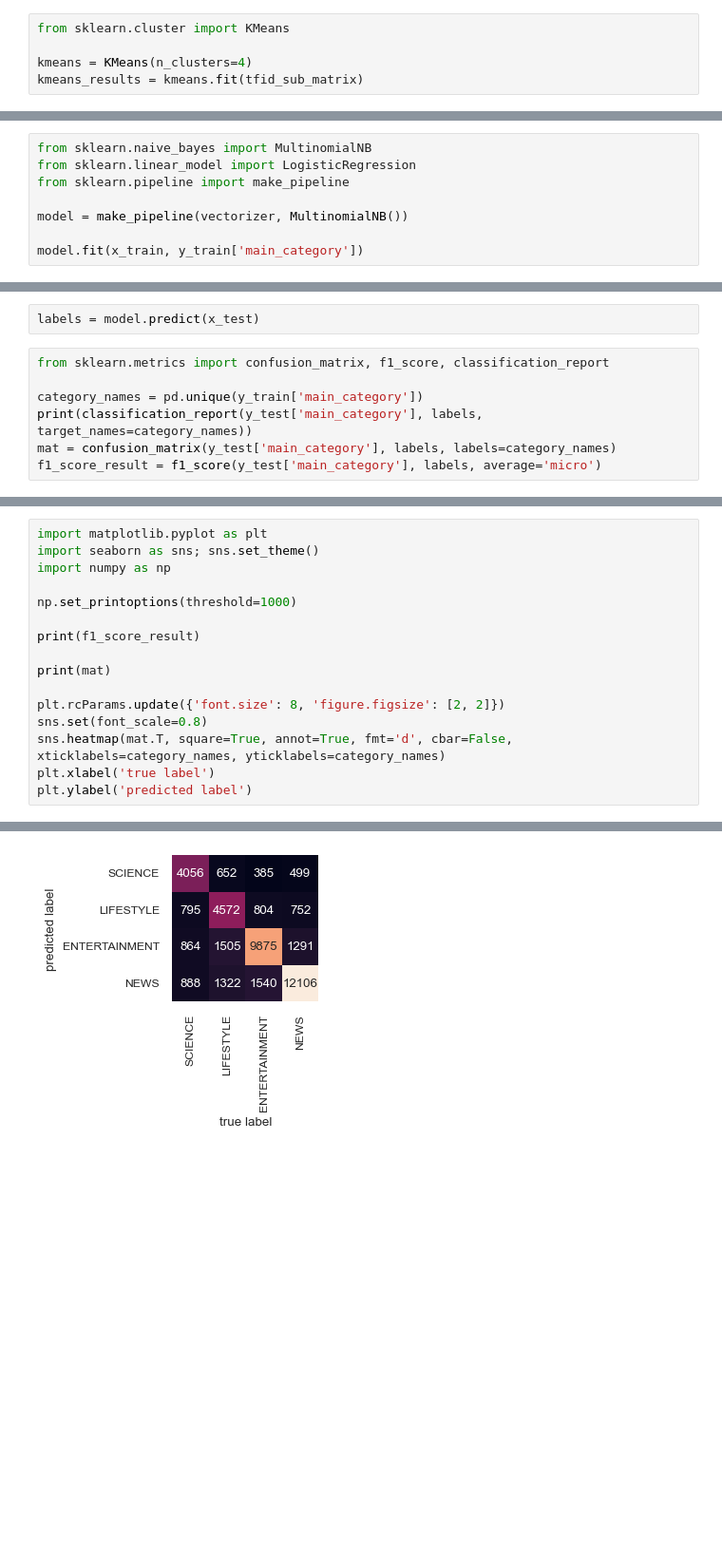
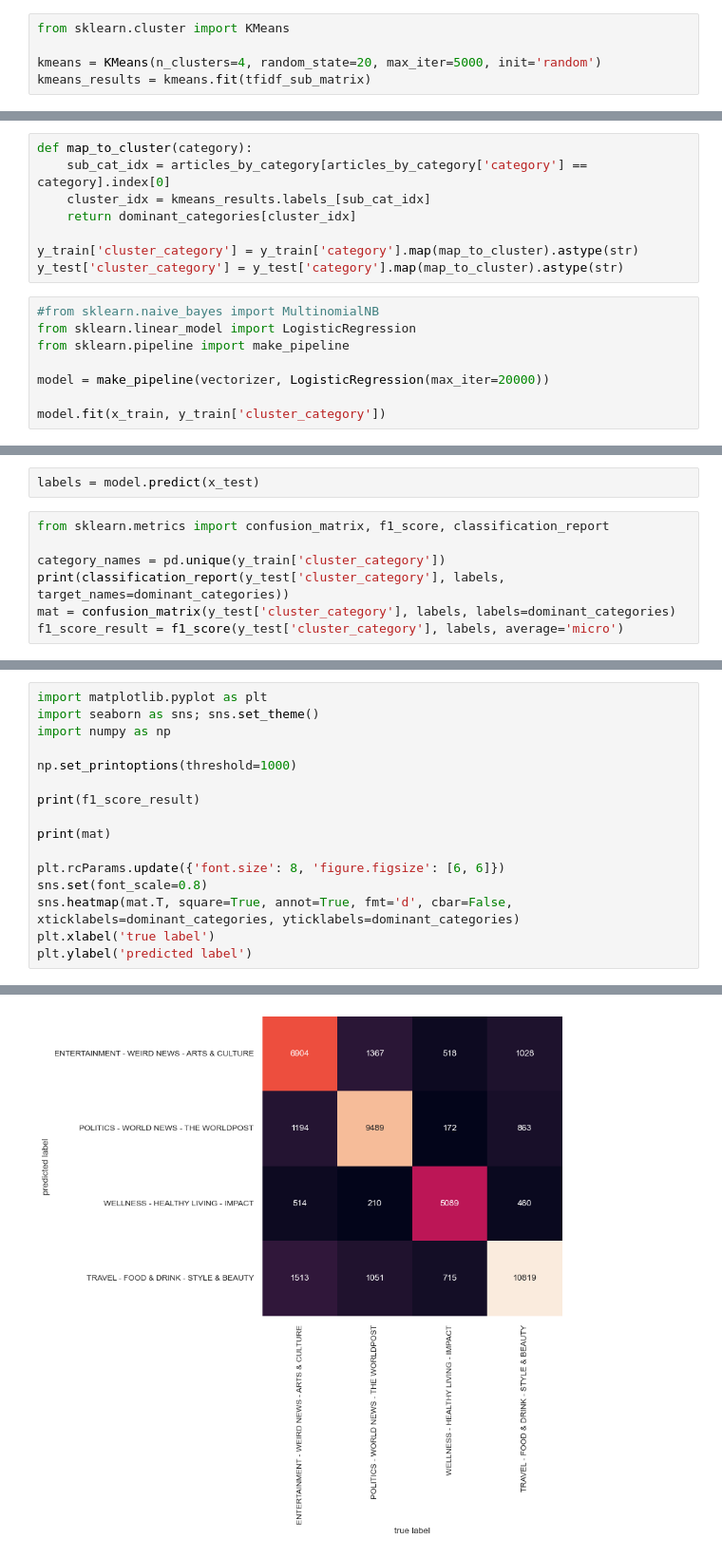
Before and after one commit to thisischrisnow/ml-news-analysis, a Jupyter notebook: notebooks/ml-news-analysis.ipynb, the cells around one changed output, grey strips where cells are left out. Shown at 95% size. Drawn from its saved outputs; the diff is of its cells as text; blank space fills up the shorter version.

Commit message:
ml-news-analysis - Add automatic clustering of news categories

```diff
--- a/notebooks/ml-news-analysis.ipynb
+++ b/notebooks/ml-news-analysis.ipynb
@@ -57,5 +52,5 @@ print(cluster_results.labels_)
 # %%
 from sklearn.cluster import KMeans
 
-kmeans = KMeans(n_clusters=4)
-kmeans_results = kmeans.fit(tfid_sub_matrix)
+kmeans = KMeans(n_clusters=4, random_state=20, max_iter=5000, init='random')
+kmeans_results = kmeans.fit(tfidf_sub_matrix)
@@ -108,10 +159,18 @@ print(dbscan.components_)
+# %%
+def map_to_cluster(category):
+    sub_cat_idx = articles_by_category[articles_by_category['category'] == category].index[0]
+    cluster_idx = kmeans_results.labels_[sub_cat_idx]
+    return dominant_categories[cluster_idx]
+
+y_train['cluster_category'] = y_train['category'].map(map_to_cluster).astype(str)
+y_test['cluster_category'] = y_test['category'].map(map_to_cluster).astype(str)
 # %%
-from sklearn.naive_bayes import MultinomialNB
+#from sklearn.naive_bayes import MultinomialNB
 from sklearn.linear_model import LogisticRegression
 from sklearn.pipeline import make_pipeline
 
-model = make_pipeline(vectorizer, MultinomialNB())
+model = make_pipeline(vectorizer, LogisticRegression(max_iter=20000))
 
-model.fit(x_train, y_train['main_category'])
+model.fit(x_train, y_train['cluster_category'])
 # %% [output]
 Pipeline(steps=[('tfidfvectorizer',
@@ -123,8 +182,8 @@ labels = model.predict(x_test)
 # %%
 from sklearn.metrics import confusion_matrix, f1_score, classification_report
 
-category_names = pd.unique(y_train['main_category'])
-print(classification_report(y_test['main_category'], labels, target_names=category_names))
-mat = confusion_matrix(y_test['main_category'], labels, labels=category_names)
-f1_score_result = f1_score(y_test['main_category'], labels, average='micro')
+category_names = pd.unique(y_train['cluster_category'])
+print(classification_report(y_test['cluster_category'], labels, target_names=dominant_categories))
+mat = confusion_matrix(y_test['cluster_category'], labels, labels=dominant_categories)
+f1_score_result = f1_score(y_test['cluster_category'], labels, average='micro')
 # %% [output]
@@ -149,9 +208,9 @@ print(f1_score_result)
 
 print(mat)
 
-plt.rcParams.update({'font.size': 8, 'figure.figsize': [2, 2]})
+plt.rcParams.update({'font.size': 8, 'figure.figsize': [6, 6]})
 sns.set(font_scale=0.8)
-sns.heatmap(mat.T, square=True, annot=True, fmt='d', cbar=False, xticklabels=category_names, yticklabels=category_names)
+sns.heatmap(mat.T, square=True, annot=True, fmt='d', cbar=False, xticklabels=dominant_categories, yticklabels=dominant_categories)
 plt.xlabel('true label')
 plt.ylabel('predicted label')
 # %% [output]
@@ -164,3 +223,3 @@ Text(-3.250000000000007, 0.5, 'predicted label')
-[figure, old version]
+[figure, new version]
 # %%
 headline = input('Enter a headline')
```
Also changed, not shown: parts of 27 cells of this notebook.
